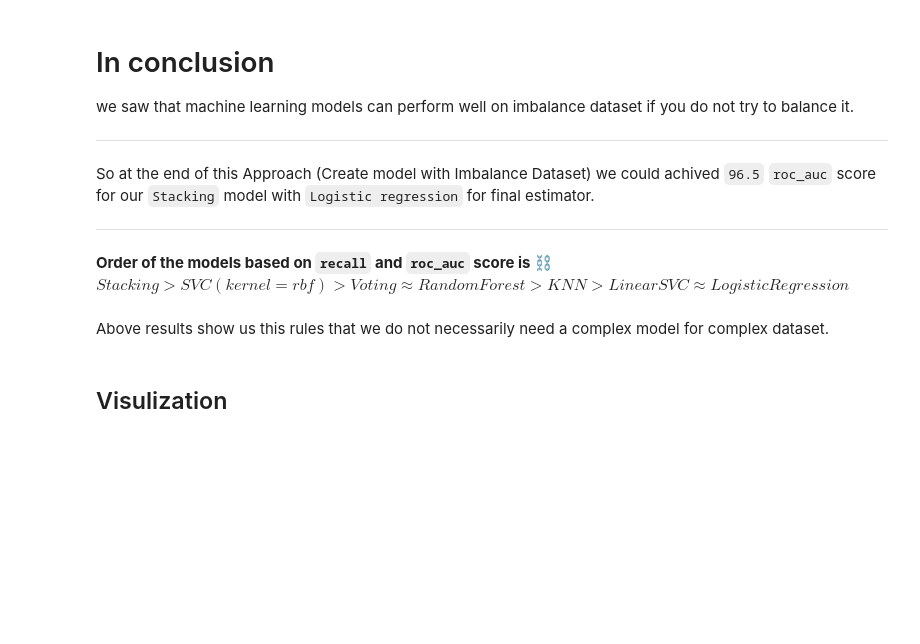
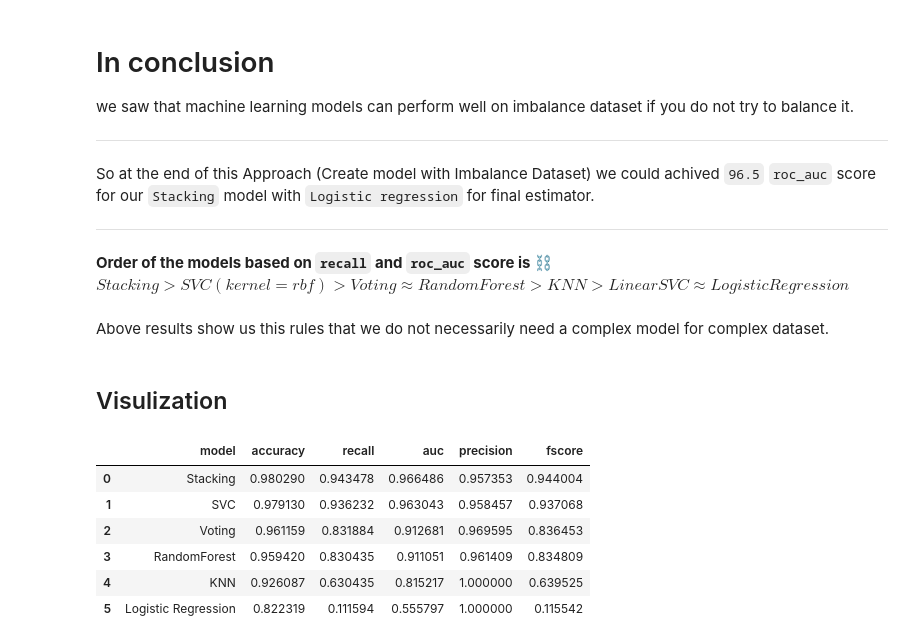
Before and after one commit to mrpintime/Epileptic-Seizure-Recognition, a Jupyter notebook: Epileptic_Seizure.ipynb, the cells around one changed output. Cells and saved outputs as stored; diff of their text form; code cells hidden in the pictures; blank space fills up the shorter version.

```diff
--- a/Epileptic_Seizure.ipynb
+++ b/Epileptic_Seizure.ipynb
@@ -847,0 +831,11 @@ plt.show()
+# %%
+df = pd.DataFrame(data=results)
+df
+# %% [output]
+|  | model | accuracy | recall | auc | precision | fscore |
+| 0 | Stacking | 0.980290 | 0.943478 | 0.966486 | 0.957353 | 0.944004 |
+| 1 | SVC | 0.979130 | 0.936232 | 0.963043 | 0.958457 | 0.937068 |
+| 2 | Voting | 0.961159 | 0.831884 | 0.912681 | 0.969595 | 0.836453 |
+| 3 | RandomForest | 0.959420 | 0.830435 | 0.911051 | 0.961409 | 0.834809 |
+| 4 | KNN | 0.926087 | 0.630435 | 0.815217 | 1.000000 | 0.639525 |
+| 5 | Logistic Regression | 0.822319 | 0.111594 | 0.555797 | 1.000000 | 0.115542 |
```
Also changed, not shown: parts of 24 cells of this notebook.
